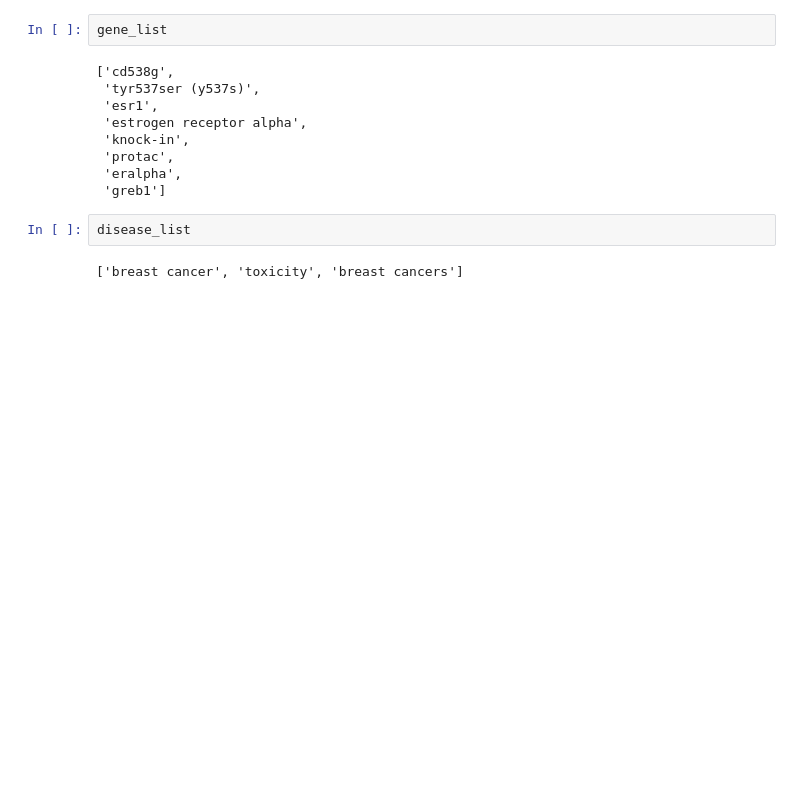
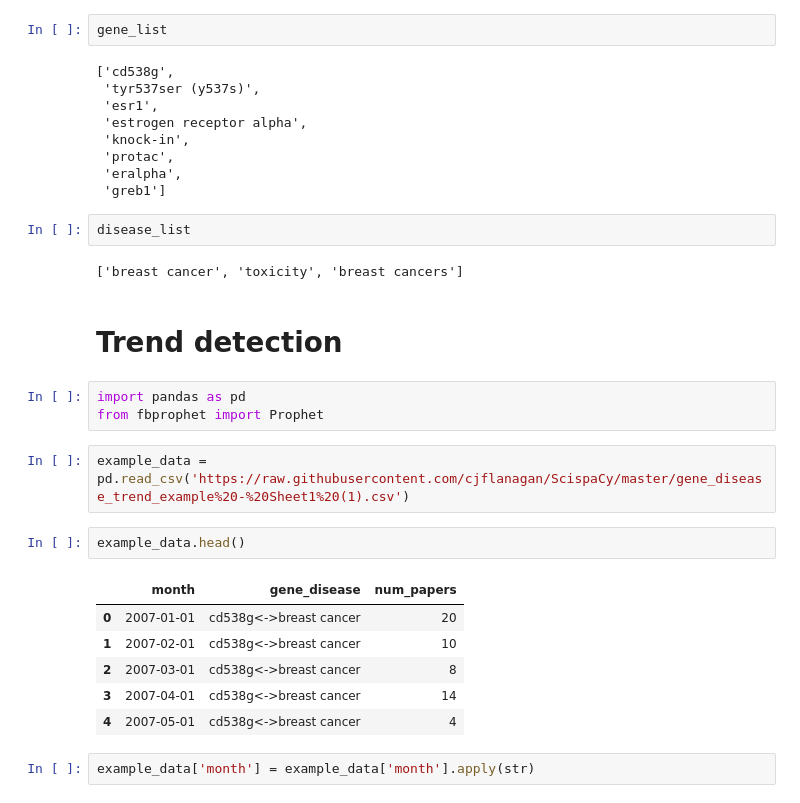
Before and after one commit to cjflanagan/ScispaCy, a Jupyter notebook: Explore_ScispaCy.ipynb, the cells around one changed output. Saved outputs shown, nothing was run; the diff lists cells and outputs as text; blank space fills up the shorter version.

```diff
--- a/Explore_ScispaCy.ipynb
+++ b/Explore_ScispaCy.ipynb
@@ -186,3 +186,21 @@ gene_list
 disease_list
 # %% [output]
 ['breast cancer', 'toxicity', 'breast cancers']
+# %% [markdown]
+# Trend detection
+# %%
+import pandas as pd
+from fbprophet import Prophet
+# %%
+example_data =  pd.read_csv('https://raw.githubusercontent.com/cjflanagan/ScispaCy/master/gene_disease_trend_example%20-%20Sheet1%20(1).csv')
+# %%
+example_data.head()
+# %% [output]
+|  | month | gene_disease | num_papers |
+| 0 | 2007-01-01 | cd538g<->breast cancer | 20 |
+| 1 | 2007-02-01 | cd538g<->breast cancer | 10 |
+| 2 | 2007-03-01 | cd538g<->breast cancer | 8 |
+| 3 | 2007-04-01 | cd538g<->breast cancer | 14 |
+| 4 | 2007-05-01 | cd538g<->breast cancer | 4 |
+# %%
+example_data['month'] = example_data['month'].apply(str)
```
Also changed, not shown: parts of 3 cells of this notebook.
